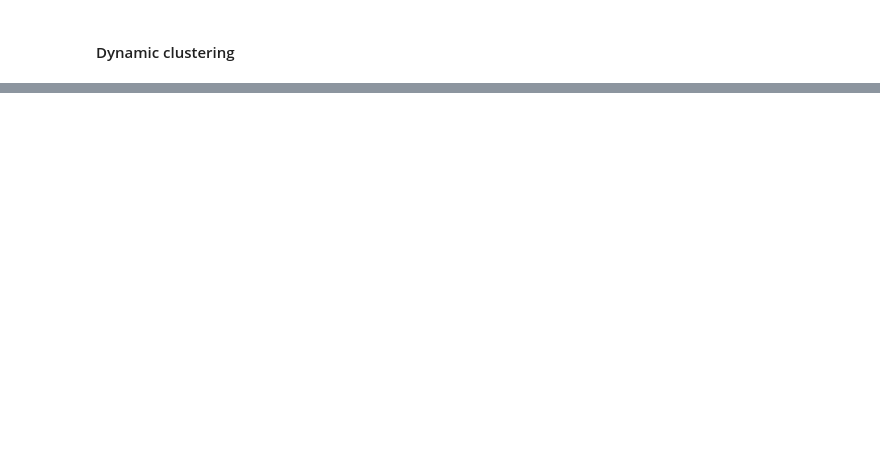
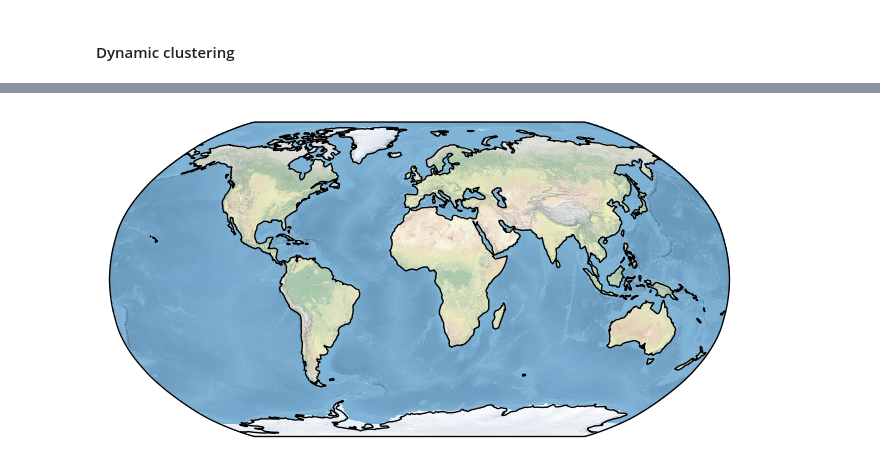
Before and after one commit to AdeleMortier/KCenters, a Jupyter notebook: Fully Dynamic k-center Clustering.ipynb, the cells around one changed output, grey strips where cells are left out. Saved outputs shown, nothing was run; the diff lists cells and outputs as text; code cells hidden in the pictures; blank space fills up the shorter version.

```diff
--- a/Fully Dynamic k-center Clustering.ipynb
+++ b/Fully Dynamic k-center Clustering.ipynb
@@ -380,20 +488,27 @@ Distance between the new point and its center : 433.092812621
 #### Deletion
 # %%
 def deletion(point_id, clustering, ordering):
-    for beta, beta_clustering in clustering.items():
+    print('New point to be deleted : ' + str(point_id))
+    for (beta, beta_clustering) in clustering.items():
+        print('Deleting in the clustering of beta = ' + str(beta))
         if point_id not in beta_clustering.keys():
+            print('This point does not exist : no changes')
             break
         beta_ordering = ordering[beta]
         if point_id not in beta_ordering:
+            print('This point was not a center, the deletion does not affect the whole clustering')
             del beta_clustering[point_id]
         else:
+            print('This point is a center : reclustering all the clusters created after it')
             del beta_clustering[point_id]
+
             i = beta_ordering.index(point_id)
             centers_to_recluster = beta_ordering[i:]
             beta_ordering = beta_ordering[:i]
             n_to_recluster = len(centers_to_recluster)
             centers_to_recluster.append(-1)
             points_to_recluster = [p for p, c in beta_clustering.items() if c in centers_to_recluster]
+
             sub_clusters, sub_order = build_beta_clustering(n_to_recluster, beta, points_to_recluster)
             beta_clustering, beta_ordering = merge(beta_clustering, beta_ordering, sub_clusters, sub_order)
     return clustering, ordering
@@ -464,18 +579,21 @@ op
 # %%
 def dynamic_clustering(operations, initial_dataset, betas, k):
+    clusterings, orderings = [], []
     clustering, ordering = build_whole_clustering(k, betas, initial_dataset)
-    print(clustering, ordering)
+    clusterings.append(clustering)
+    orderings.append(ordering)
     for point_id, operation in operations:
         if operation == '+':
             clustering, ordering = insertion(k, point_id, clustering, ordering)
         else:
             clustering, ordering = deletion(point_id, clustering, ordering)
-    print(clustering, ordering)
-    return clustering, ordering
+        clusterings.append(clustering)
+        orderings.append(ordering)
+    return clusterings, orderings
 # %%
 initial_dataset = random.sample(list(range(0, 1000000)), 100)
 operations = generate_random_operations(1000000, 10)
 betas = [1000, 1500]
 k = 8
-clustering, ordering = dynamic_clustering(operations, initial_dataset, betas, k)
+clusterings, orderings = dynamic_clustering(operations, initial_dataset, betas, k)
 # %% [output]
@@ -498,0 +617,48 @@ building new cluster...
+# %%
+%matplotlib inline
+from matplotlib import animation, rc
+from IPython.display import HTML
+
+beta_test = 1500
+initial_dataset = random.sample(list(range(0, 1000000)), 100)
+operations = generate_random_operations(1000000, 20)
+betas = [beta_test]
+k = 8
+
+clusterings, orderings = dynamic_clustering(operations, initial_dataset, betas, k)
+
+col = ['salmon', 'plum', 'lime', 'lavender', 'goldenrod', 'aquamarine', 'orangered', 'darkgreen', 'sienna', 'navy', 'crimson', 'yellow' ]
+fig = plt.figure(figsize=(8, 10), dpi=100)
+ax = plt.axes(projection=ccrs.Robinson())
+ax.set_global()
+ax.stock_img()
+ax.coastlines()
+line, = ax.plot([], [])
+
+def animate(i):
+    global clusterings, orderings, beta_test, col, id_to_coords
+
+    if i <= 20:
+        clustering = clusterings[i]
+        ordering = orderings[i]
+        clusters = clustering[beta_test]
+        centers_ids = ordering[beta_test]
+        for center_id in centers_ids:
+            affected_points = [point_id for point_id, c in clusters.items() if c == center_id]
+            latitudes = [id_to_coords[i][0] for i in affected_points]
+            longitudes = [id_to_coords[i][1] for i in affected_points]
+            c = col[centers_ids.index(center_id)]
+            center_latitude = id_to_coords[center_id][0]
+            center_longitude = id_to_coords[center_id][1]
+            line.set_data(latitudes+center_latitude, longitudes+center_longitude)
+    return (line,)
+
+def init():
+    line.set_data([], [])
+    return (line,)
+
+
+anim = animation.FuncAnimation(fig, animate, init_func=init, interval=50, blit=True)
+
+HTML(anim.to_html5_video())
+# %% [output]
@@ -498,0 +683 @@ building new cluster...
+[figure, added]
```
Also changed, not shown: parts of 34 cells of this notebook.
